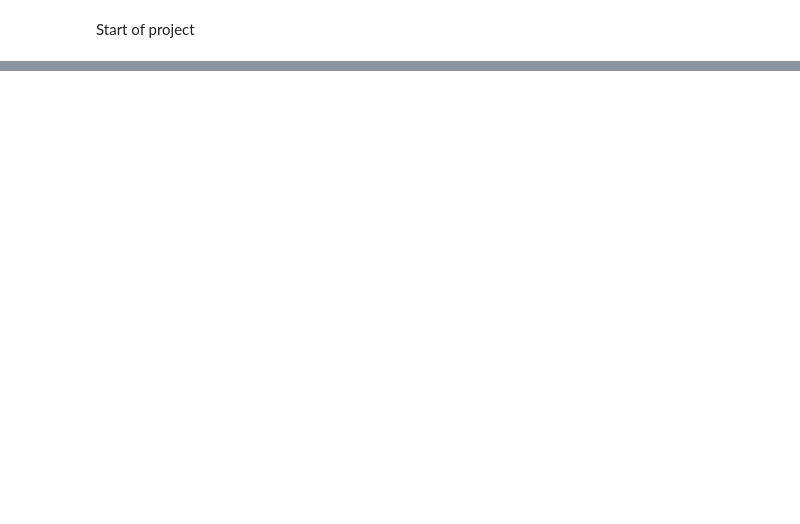
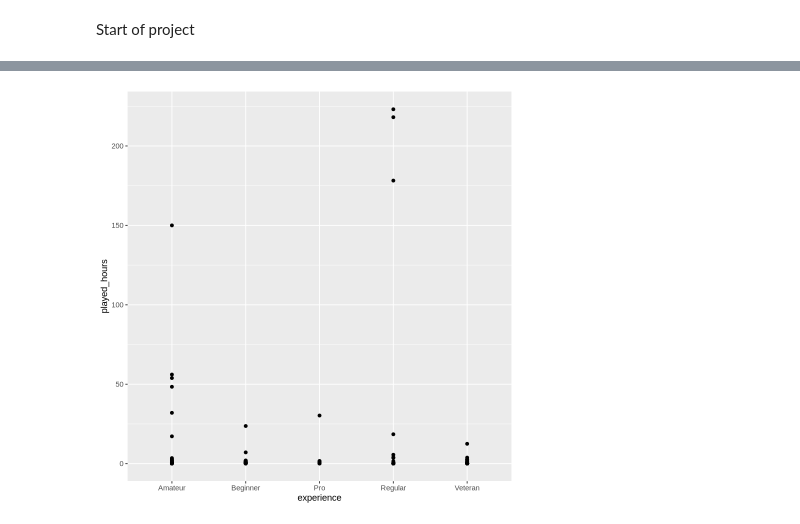
Before and after one commit to autumnbella0121/DSCI100-Group5-GroupProject, a Jupyter notebook: Untitled.ipynb, the cells around one changed output, grey strips where cells are left out. Drawn from its saved outputs; the diff is of its cells as text; code cells hidden in the pictures; blank space fills up the shorter version.

```diff
--- a/Untitled.ipynb
+++ b/Untitled.ipynb
@@ -27,3 +25,7 @@ source("cleanup.R")
 Warning message in file(filename, "r", encoding = encoding):
 “cannot open file 'cleanup.R': No such file or directory”
 ERROR: Error in file(filename, "r", encoding = encoding): cannot open the connection
+# %%
+player_data <- read_csv("https://raw.githubusercontent.com/Cna-51/minecraft_indiv/refs/heads/main/players%20(1).csv")
+
+player_data
@@ -29,0 +52,6 @@ ERROR: Error in file(filename, "r", encoding = encoding): cannot open the connec
+# %%
+players <- as_tibble(player_data)|>
+       select(-hashedEmail, -name) |>
+       filter(played_hours > 0) |>
+       mutate(experience= as.factor(experience))
+players
@@ -29,0 +69,6 @@ ERROR: Error in file(filename, "r", encoding = encoding): cannot open the connec
+# %%
+players_plot <- ggplot(players, aes(x= experience, y= played_hours)) +
+       geom_point()
+players_plot
+# %% [output]
+[figure, added]
```
Also changed, not shown: parts of 4 cells of this notebook.
